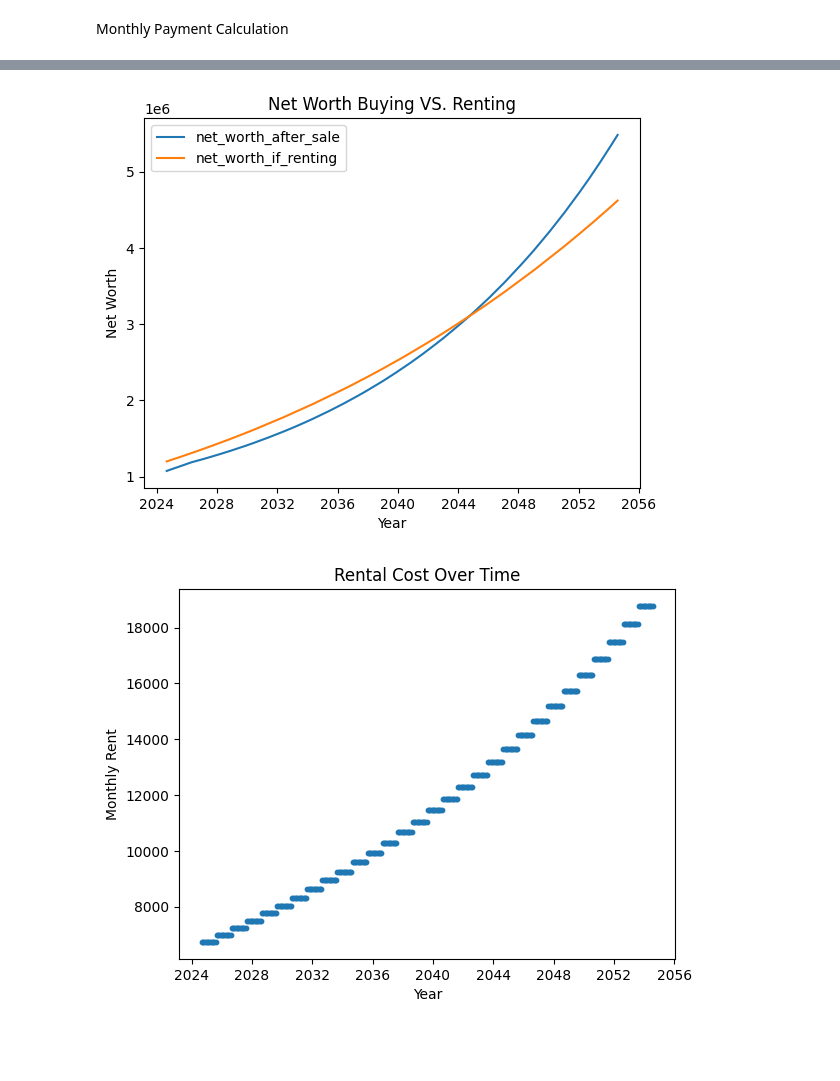
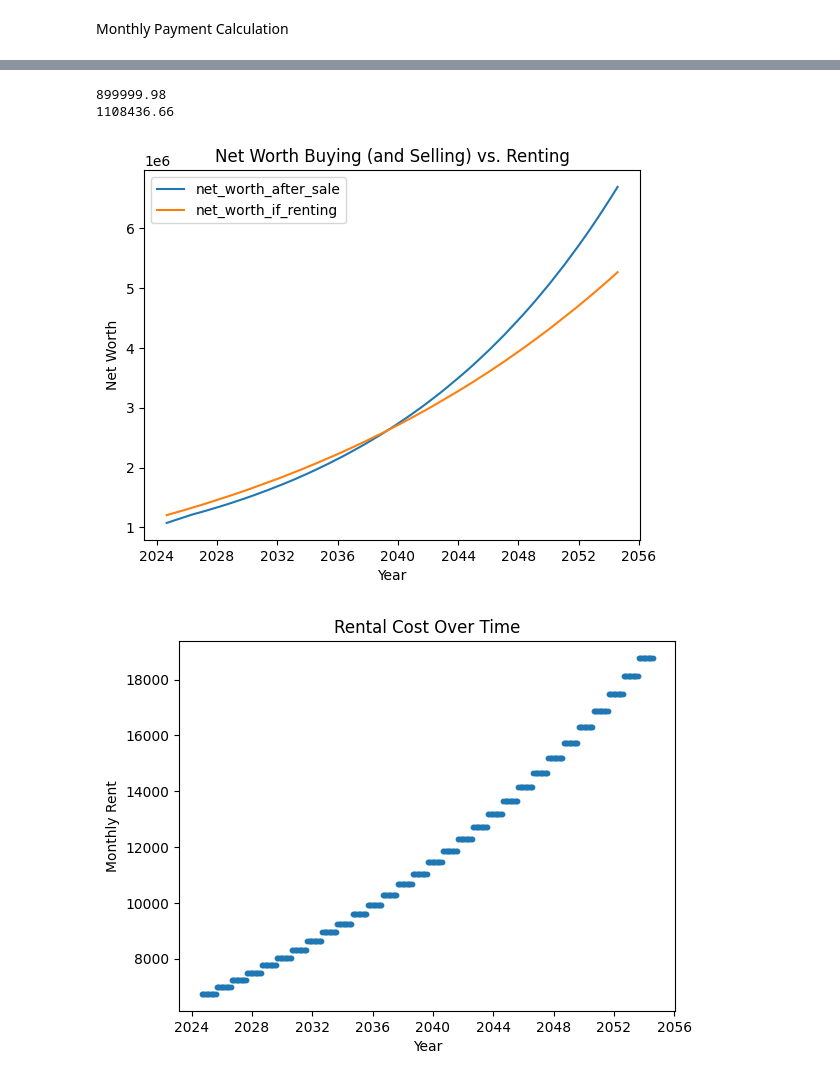
Before and after one commit to epv44/rent-vs-buy, a Jupyter notebook: Mortgage_Cost_Analysis.ipynb, the cells around one changed output, grey strips where cells are left out. Drawn from its saved outputs; the diff is of its cells as text; code cells hidden in the pictures; blank space fills up the shorter version.

```diff
--- a/Mortgage_Cost_Analysis.ipynb
+++ b/Mortgage_Cost_Analysis.ipynb
@@ -49,8 +60,8 @@ def ownership_costs(
     monthly_hoa: float,
     monthly_insurance: float,
     monthly_maintenance_fund: float,
+    periodic_interest_rate: float,
 ) -> Tuple[float, float, float]:
-  periodic_interest_rate = mortgage_interest_rate / 12
   payment_periods = loan_term * 12
   loan_amount = home_price - downpayment
   # https://www.nerdwallet.com/article/mortgages/closing-costs-mortgage-fees-explained
@@ -60,9 +71,9 @@ def ownership_costs(
     mortgage = (home_price + closing_costs) - downpayment
   else:
     mortgage = home_price - downpayment
-  monthly_mortgage = mortgage / (
-      ((1 + periodic_interest_rate) ** (payment_periods) - 1)
-      / ((periodic_interest_rate) * (1 + periodic_interest_rate) ** (payment_periods))
+
+  periodic_mortgage_payment = -1*npf.pmt(
+      periodic_interest_rate,payment_periods,mortgage
   )
 
   monthly_property_tax = home_price * (property_tax_rate/12)
@@ -72,11 +83,11 @@ def ownership_costs(
       + monthly_hoa
       + monthly_insurance
       + monthly_maintenance_fund
-      + monthly_mortgage
+      + periodic_mortgage_payment
       + monthly_property_tax
   )
 
-  return monthly_operating_expenses, monthly_mortgage, down_plus_closing
+  return monthly_operating_expenses, periodic_mortgage_payment, down_plus_closing
 # %% [markdown]
 Monthly Payment Calculation
 # %%
@@ -168,10 +187,18 @@ def calculate_monthly_cost_and_loan_balance(
   return data
+# %%
+# shared inputs
+home_price = 1700000.0
+downpayment = 800000.0
+mortgage_interest_rate = .065
+loan_term = 30
+# APR vs. APY APR does not take into affect compounding thus calculate monthly rate differently
+interest_rate_type = YearlyRateType.APR
 # %%
-# shared inputs
-home_price = 1700000.0
-downpayment = 800000.0
-mortgage_interest_rate = .065
-loan_term = 30
+periodic_interest_rate = (
+    mortgage_interest_rate / 12
+    if interest_rate_type == YearlyRateType.APY
+    else ((1 + mortgage_interest_rate) ** (1 / 12) - 1)
+)
 
 # calculations
 monthly_operating_expenses, monthly_mortgage, down_plus_closing = ownership_costs(
@@ -183,17 +210,17 @@ monthly_operating_expenses, monthly_mortgage, down_plus_closing = ownership_cost
     property_tax_rate=.011,
     should_add_closing_to_loan=False,
     monthly_pmi=0.0,
-    monthly_hoa=450,
+    monthly_hoa=0.0,
     monthly_insurance=490,
     monthly_maintenance_fund=200,
+    periodic_interest_rate=periodic_interest_rate,
 )
 
 data = calculate_monthly_cost_and_loan_balance(
     monthly_operating_expenses=monthly_operating_expenses,
     down_plus_closing=down_plus_closing,
-    monthly_mortgage=monthly_mortgage,
+    periodic_mortgage_payment=monthly_mortgage,
     loan_term=loan_term, # 30, 15, 5 year. Assume fixed rate for now
-    mortgage_interest_rate=.065,
     downpayment=downpayment,
     home_price=home_price,
     property_appreciation=.04,
@@ -203,11 +230,12 @@ data = calculate_monthly_cost_and_loan_balance(
     monthly_rent=6500,
     rental_increase_pct=.036,
     stock_interest_rate=.06,
-    monthly_income_saved=6000,
+    monthly_income_saved=6500,
     yearly_increase=.02, # in amount saved
-    purchase_date=date(2024, 8, 1)
+    purchase_date=date(2024, 8, 1),
+    simulation_length_years=30,
+    periodic_interest_rate=periodic_interest_rate,
 )
-
 
 df = pd.DataFrame([vars(s) for s in data])
 display(df)
@@ -227,14 +255,20 @@ display(df)
 360 rows × 13 columns
+# %%
+print(df['principle_paid'].sum())
+print(df['interest_payment'].sum())
+# %% [output]
+899999.98
+1108436.66
 # %%
 plt.plot('ds', 'net_worth_after_sale', data=df)
 plt.plot('ds', 'net_worth_if_renting', data=df)
 plt.legend(loc="upper left")
 plt.xlabel('Year')
 plt.ylabel('Net Worth')
-plt.title('Net Worth Buying VS. Renting')
+plt.title('Net Worth Buying (and Selling) vs. Renting')
 plt.show()
 # %% [output]
-[figure, old version]
+[figure, new version]
 # %%
 plt.scatter('ds', 'rental_cost', data=df, s=10)
 plt.xlabel('Year')
```
Also changed, not shown: parts of 6 cells of this notebook.
